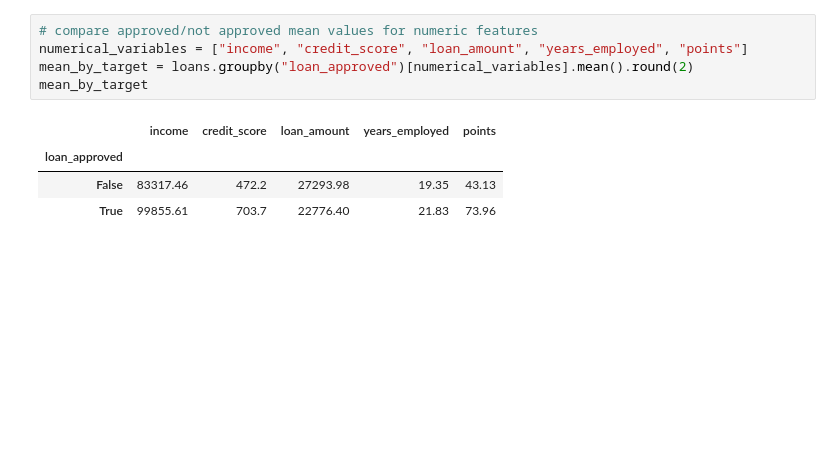
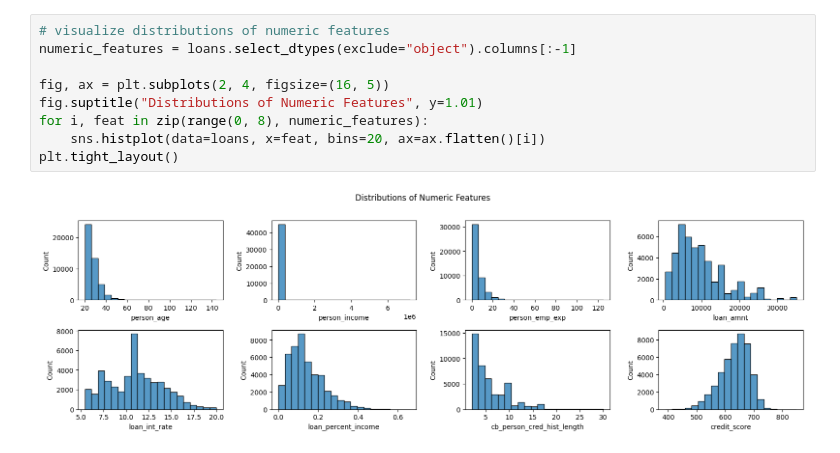
Before and after one commit to gh4rris/loan_approval_ml, a Jupyter notebook: notebooks/01_eda.ipynb, the cells around one changed output. Drawn from its saved outputs; the diff is of its cells as text; blank space fills up the shorter version.

```diff
--- a/notebooks/01_eda.ipynb
+++ b/notebooks/01_eda.ipynb
@@ -44,11 +45,12 @@ True     0.4395
 Name: proportion, dtype: float64
-# %%
-# compare approved/not approved mean values for numeric features
-numerical_variables = ["income", "credit_score", "loan_amount", "years_employed", "points"]
-mean_by_target = loans.groupby("loan_approved")[numerical_variables].mean().round(2)
-mean_by_target
-# %% [output]
-|  | income | credit_score | loan_amount | years_employed | points |
-| loan_approved |  |  |  |  |  |
-| False | 83317.46 | 472.2 | 27293.98 | 19.35 | 43.13 |
-| True | 99855.61 | 703.7 | 22776.40 | 21.83 | 73.96 |
+# %%
+# visualize distributions of numeric features
+numeric_features = loans.select_dtypes(exclude="object").columns[:-1]
+
+fig, ax = plt.subplots(2, 4, figsize=(16, 5))
+fig.suptitle("Distributions of Numeric Features", y=1.01)
+for i, feat in zip(range(0, 8), numeric_features):
+    sns.histplot(data=loans, x=feat, bins=20, ax=ax.flatten()[i])
+plt.tight_layout()
+# %% [output]
+[figure, added]
```
Also changed, not shown: parts of 8 cells of this notebook, 3 other files.
